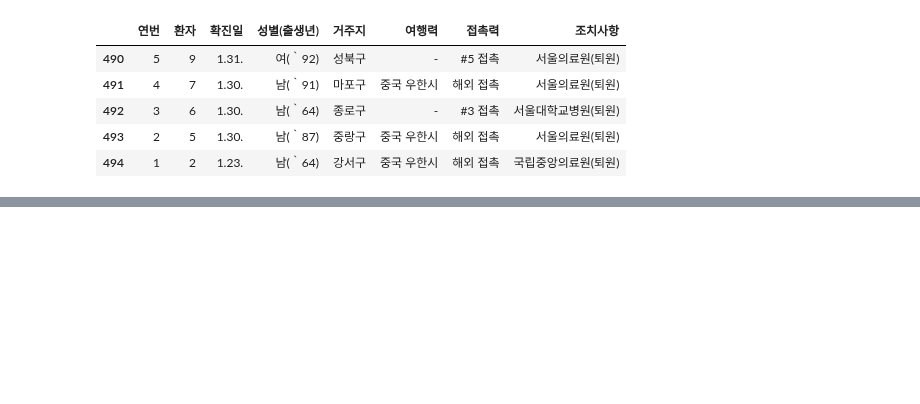
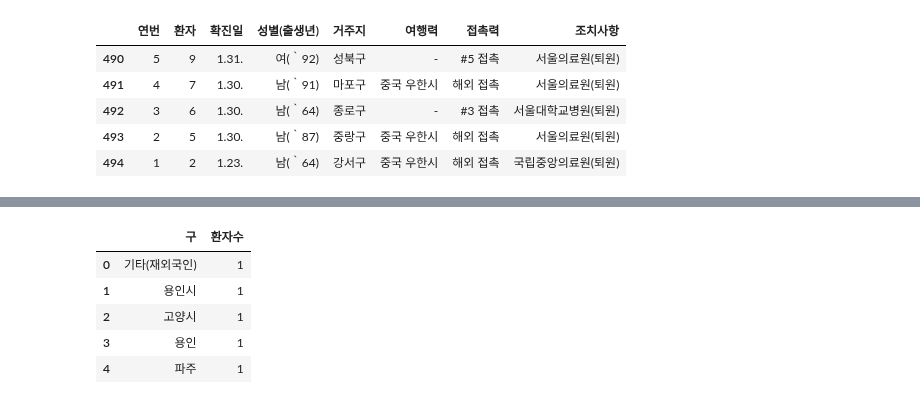
Before and after one commit to HopesDad/Py_ML_Deep_Learning, a Jupyter notebook: COVID_19_edaipynb.ipynb, the cells around one changed output, grey strips where cells are left out. Cells and saved outputs as stored; diff of their text form; code cells hidden in the pictures; blank space fills up the shorter version.

```diff
--- a/COVID_19_edaipynb.ipynb
+++ b/COVID_19_edaipynb.ipynb
@@ -110,0 +77,12 @@ dtype: int64
+# %%
+
+df_gu = gu_count.reset_index()
+df_gu.columns = ["구", "환자수"]
+df_gu.head()
+# %% [output]
+|  | 구 | 환자수 |
+| 0 | 기타(재외국인) | 1 |
+| 1 | 용인시 | 1 |
+| 2 | 고양시 | 1 |
+| 3 | 용인 | 1 |
+| 4 | 파주 | 1 |
```
Also changed, not shown: parts of 17 cells of this notebook.
